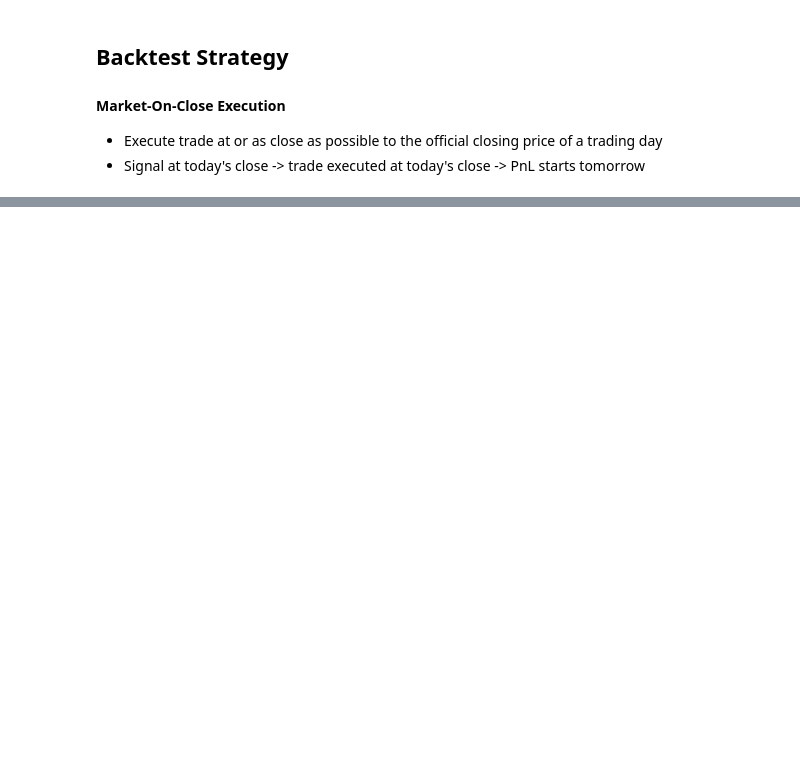
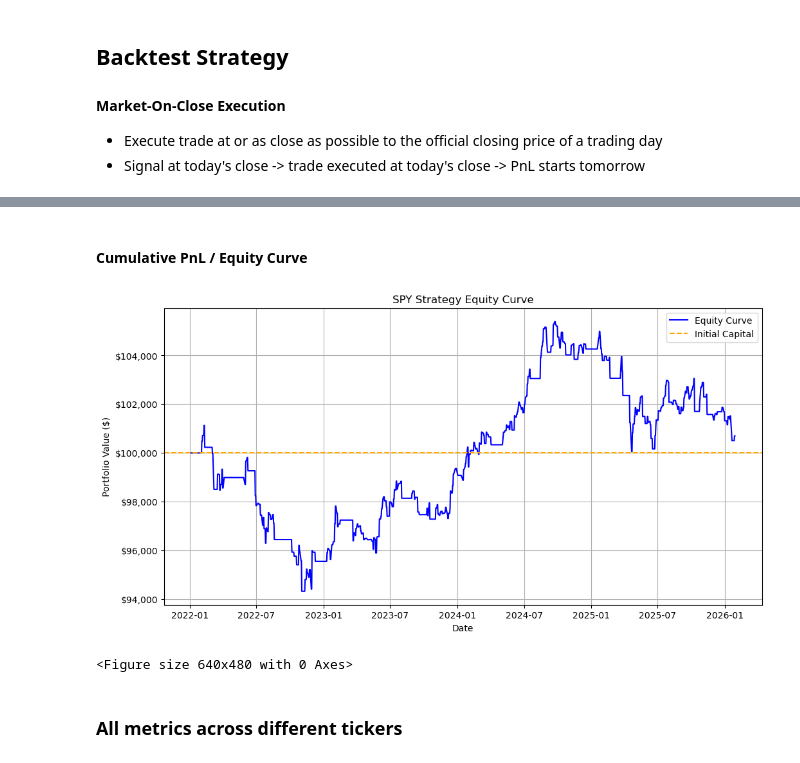
Before and after one commit to xyeng28/quant-strategy-backtester, a Jupyter notebook: notebooks/RSI_SMA_MACD_Backtesting.ipynb, the cells around one changed output, grey strips where cells are left out. Saved outputs shown, nothing was run; the diff lists cells and outputs as text; code cells hidden in the pictures; blank space fills up the shorter version.

```diff
--- a/notebooks/RSI_SMA_MACD_Backtesting.ipynb
+++ b/notebooks/RSI_SMA_MACD_Backtesting.ipynb
@@ -3,4 +62,4 @@ import pandas as pd
 # %%
 start = "2022-01-01"
 end = "2026-01-29"
-ticker = 'QQQM'
+ticker = 'SPY'
@@ -39,7 +90,6 @@ SLOW_SMA_PERIOD = 20
 FAST_MACD_PERIOD = 12
 SLOW_MACD_PERIOD = 26
 MACD_SIGNAL_PERIOD = 9
-RSI_PERIOD = 14
+RSI_PERIOD = 7
 
-from src.backtester.strategies import sma_macd_rsi
 df = sma_macd_rsi(hist_data, sma_fast_period=FAST_SMA_PERIOD, sma_slow_period=SLOW_SMA_PERIOD, macd_fast_period=FAST_MACD_PERIOD, macd_slow_period=SLOW_MACD_PERIOD, macd_signal_period=MACD_SIGNAL_PERIOD, rsi_period=RSI_PERIOD)
@@ -120 +412,10 @@ metrics_df.to_csv(f'{metrics_dir}/metrics_{strategy_id}_{ticker.lower().replace(
+# %% [markdown]
+#### Cumulative PnL / Equity Curve
+# %%
+plot_equity_curve(df, ticker, initial_capital)
+# %% [output]
+[figure, added]
+<Figure size 640x480 with 0 Axes>
+# %% [markdown]
+### All metrics across different tickers
 # %%
```
Also changed, not shown: parts of 48 cells of this notebook, 3 other files.
